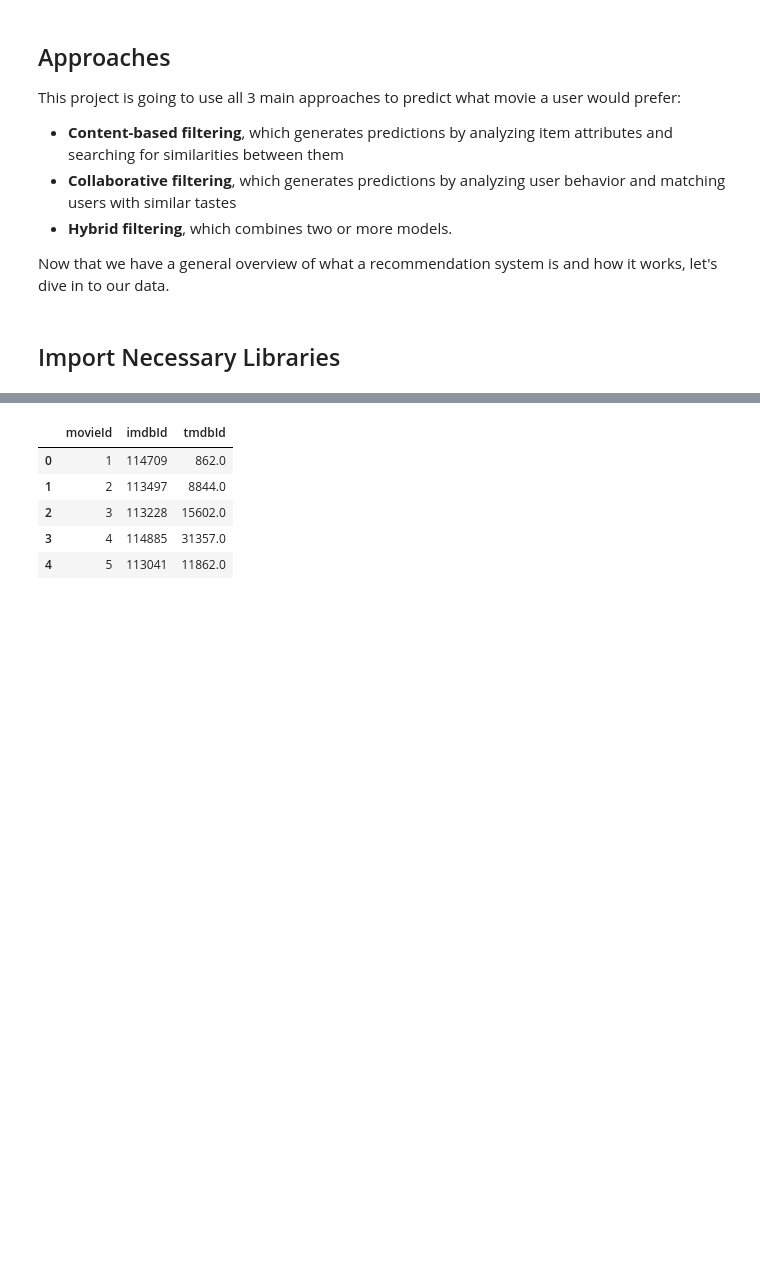
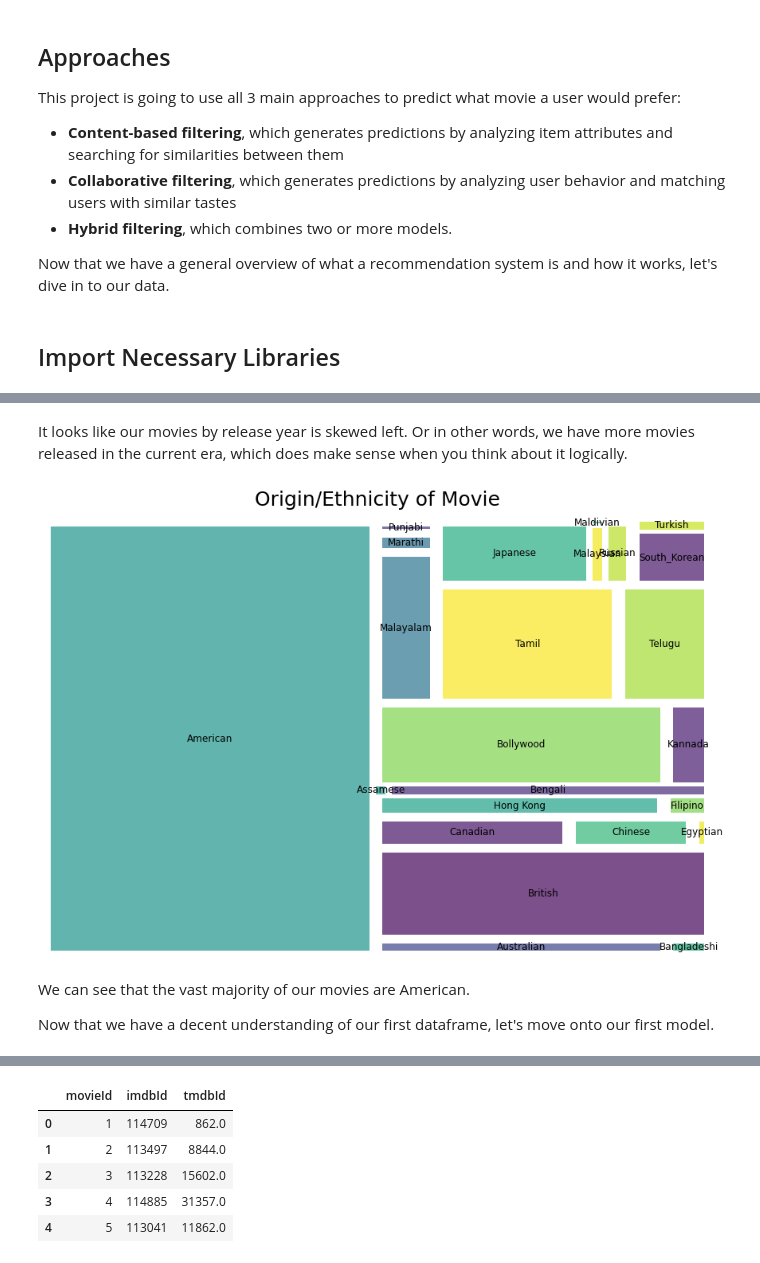
Before and after one commit to kevgross89/Apple-TV-Movie-Recommendation-Engine, a Jupyter notebook: What To Watch - Movie Recommendation Engine.ipynb, the cells around one changed output, grey strips where cells are left out. Cells and saved outputs as stored; diff of their text form; code cells hidden in the pictures; blank space fills up the shorter version.

```diff
--- a/What To Watch - Movie Recommendation Engine.ipynb
+++ b/What To Watch - Movie Recommendation Engine.ipynb
@@ -87,0 +149,18 @@ First, we need to import all of the data. This project is going to use 4 dataset
+# %% [markdown]
+It looks like our movies by release year is skewed left. Or in other words, we have more movies released in the current era, which does make sense when you think about it logically.
+# %%
+# Count origin column
+origin_info = Counter(plots_df['Origin/Ethnicity'])
+
+# Create plot
+plt.figure(figsize=(15, 10))
+plt.title("Origin/Ethnicity of Movie", fontsize=25, pad=20)
+squarify.plot(origin_info.values(), label=origin_info.keys(), text_kwargs={'fontsize':12},
+              bar_kwargs={'alpha':.7}, pad=True)
+plt.axis("off");
+# %% [output]
+[figure, added]
+# %% [markdown]
+We can see that the vast majority of our movies are American.
+
+Now that we have a decent understanding of our first dataframe, let's move onto our first model.
```
Also changed, not shown: parts of 42 cells of this notebook, 7 other files.
